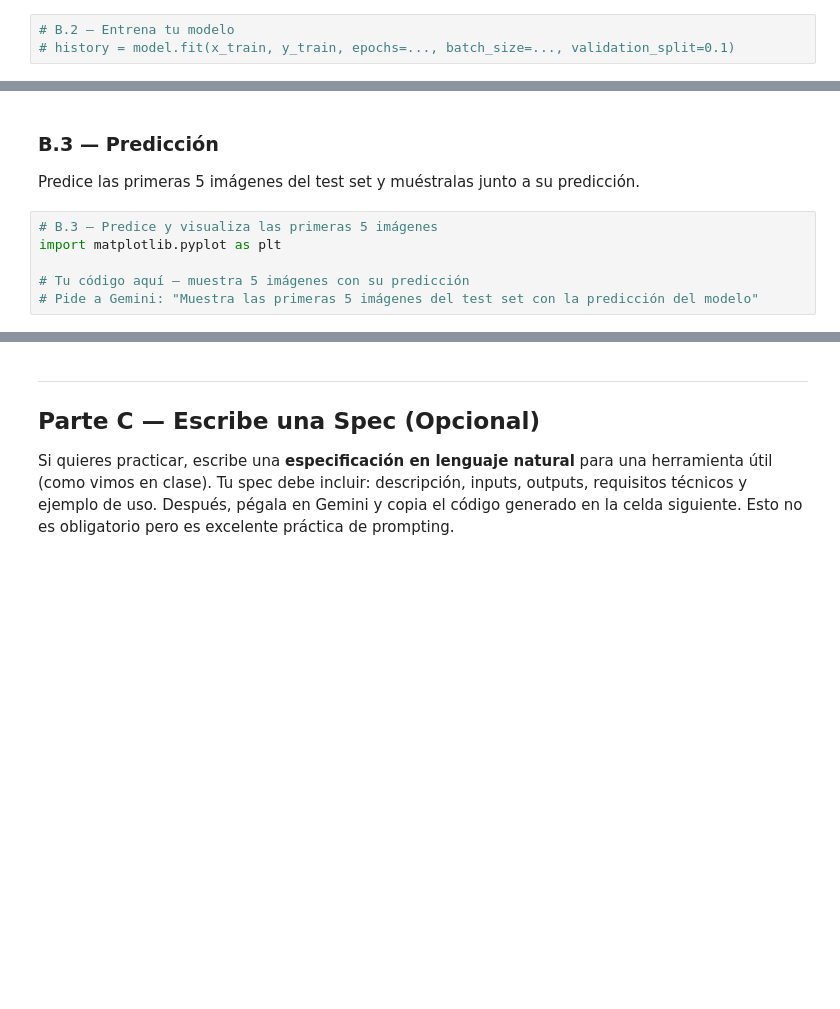
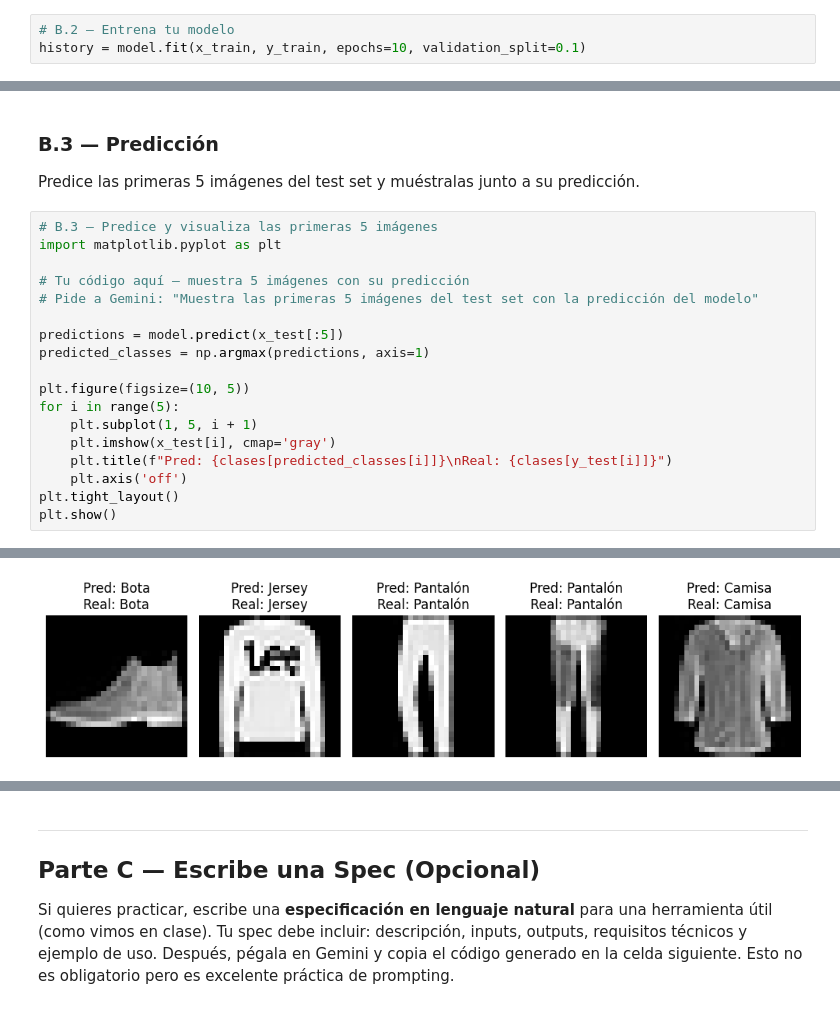
Before and after one commit to psalazarec/fundamento_programacion_ejercicio1-python-ia, a Jupyter notebook: Ejercicio2.ipynb, the cells around one changed output, grey strips where cells are left out. Saved outputs shown, nothing was run; the diff lists cells and outputs as text; blank space fills up the shorter version.

```diff
--- a/Ejercicio2.ipynb
+++ b/Ejercicio2.ipynb
@@ -203,4 +204,4 @@ Model: "sequential_1"
 Entrena el modelo y consigue un **accuracy en test > 85%**.
 # %%
 # B.2 — Entrena tu modelo
-# history = model.fit(x_train, y_train, epochs=..., batch_size=..., validation_split=0.1)
+history = model.fit(x_train, y_train, epochs=10, validation_split=0.1)
@@ -224,3 +249,16 @@ import matplotlib.pyplot as plt
 
 # Tu código aquí — muestra 5 imágenes con su predicción
 # Pide a Gemini: "Muestra las primeras 5 imágenes del test set con la predicción del modelo"
+
+predictions = model.predict(x_test[:5])
+predicted_classes = np.argmax(predictions, axis=1)
+
+plt.figure(figsize=(10, 5))
+for i in range(5):
+    plt.subplot(1, 5, i + 1)
+    plt.imshow(x_test[i], cmap='gray')
+    plt.title(f"Pred: {clases[predicted_classes[i]]}\nReal: {clases[y_test[i]]}")
+    plt.axis('off')
+plt.tight_layout()
+plt.show()
+# %% [output]
@@ -226,0 +266 @@ import matplotlib.pyplot as plt
+[figure, added]
```
Also changed, not shown: parts of 14 cells of this notebook.
